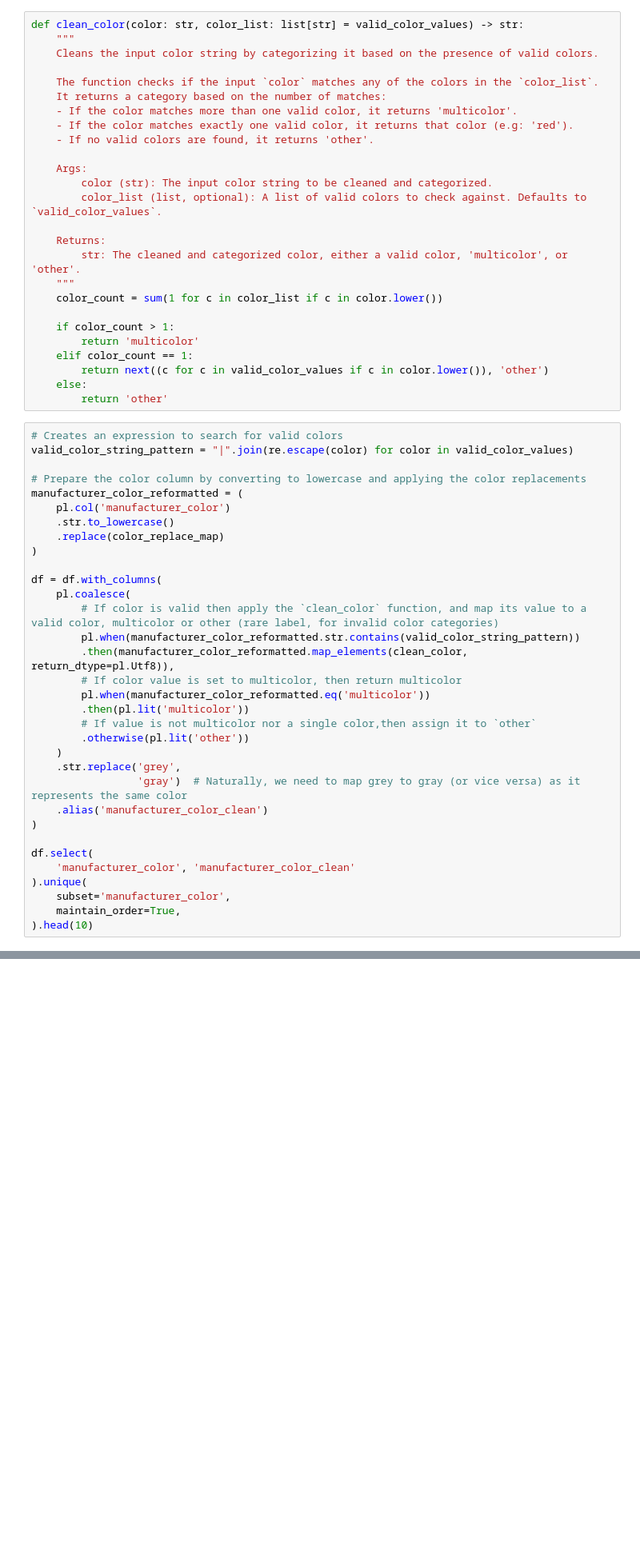
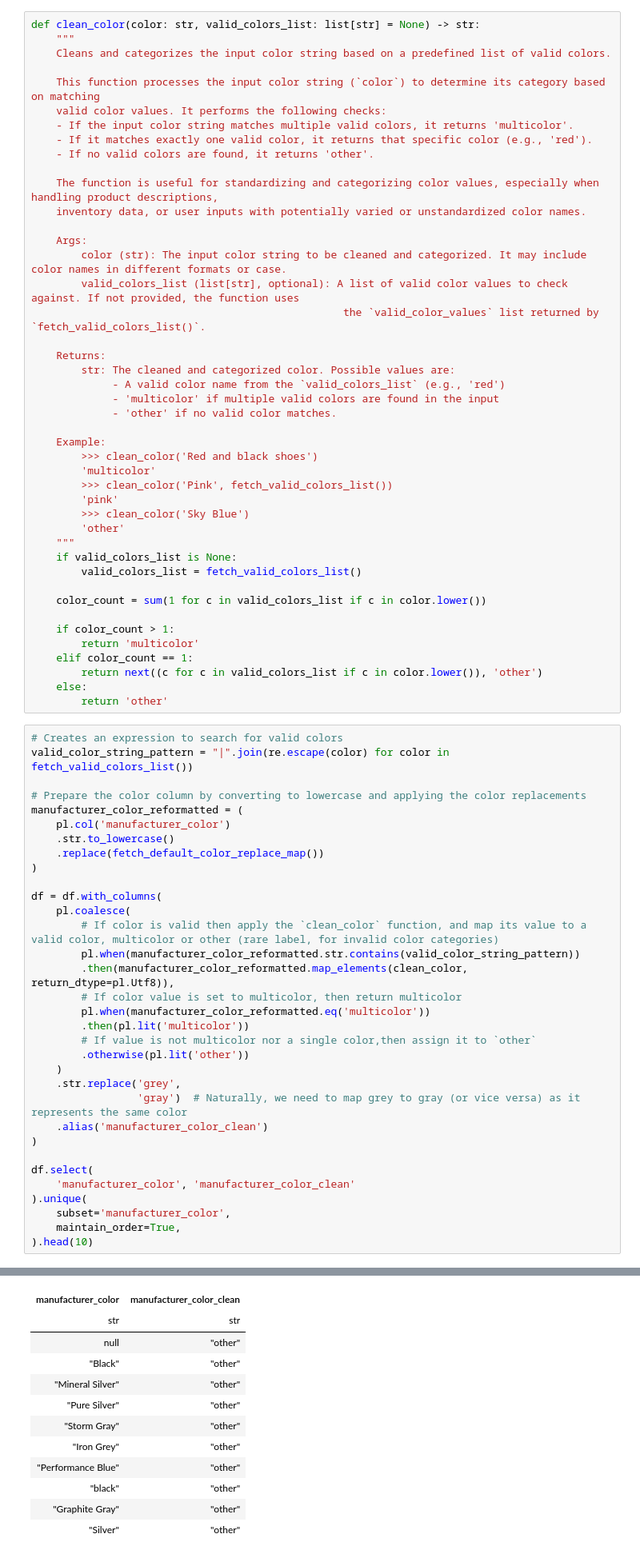
Before and after one commit to jxareas/laptop-price-catboost, a Jupyter notebook: notebooks/laptop_data_cleansing.ipynb, the cells around one changed output, grey strips where cells are left out. Shown at 80% size. Saved outputs shown, nothing was run; the diff lists cells and outputs as text; blank space fills up the shorter version.

Commit message:
Remove mutable function default arguments in `laptop_data_cleansing.py`

```diff
--- a/notebooks/laptop_data_cleansing.ipynb
+++ b/notebooks/laptop_data_cleansing.ipynb
@@ -738,38 +1232,56 @@ color_replace_map
 # %%
-def clean_color(color: str, color_list: list[str] = valid_color_values) -> str:
+def clean_color(color: str, valid_colors_list: list[str] = None) -> str:
     """
-    Cleans the input color string by categorizing it based on the presence of valid colors.
+    Cleans and categorizes the input color string based on a predefined list of valid colors.
 
-    The function checks if the input `color` matches any of the colors in the `color_list`.
-    It returns a category based on the number of matches:
-    - If the color matches more than one valid color, it returns 'multicolor'.
-    - If the color matches exactly one valid color, it returns that color (e.g: 'red').
+    This function processes the input color string (`color`) to determine its category based on matching
+    valid color values. It performs the following checks:
+    - If the input color string matches multiple valid colors, it returns 'multicolor'.
+    - If it matches exactly one valid color, it returns that specific color (e.g., 'red').
     - If no valid colors are found, it returns 'other'.
 
+    The function is useful for standardizing and categorizing color values, especially when handling product descriptions,
+    inventory data, or user inputs with potentially varied or unstandardized color names.
+
     Args:
-        color (str): The input color string to be cleaned and categorized.
-        color_list (list, optional): A list of valid colors to check against. Defaults to `valid_color_values`.
+        color (str): The input color string to be cleaned and categorized. It may include color names in different formats or case.
+        valid_colors_list (list[str], optional): A list of valid color values to check against. If not provided, the function uses
+                                                  the `valid_color_values` list returned by `fetch_valid_colors_list()`.
 
     Returns:
-        str: The cleaned and categorized color, either a valid color, 'multicolor', or 'other'.
+        str: The cleaned and categorized color. Possible values are:
+             - A valid color name from the `valid_colors_list` (e.g., 'red')
+             - 'multicolor' if multiple valid colors are found in the input
+             - 'other' if no valid color matches.
+
+    Example:
+        >>> clean_color('Red and black shoes')
+        'multicolor'
+        >>> clean_color('Pink', fetch_valid_colors_list())
+        'pink'
+        >>> clean_color('Sky Blue')
+        'other'
     """
-    color_count = sum(1 for c in color_list if c in color.lower())
+    if valid_colors_list is None:
+        valid_colors_list = fetch_valid_colors_list()
+
+    color_count = sum(1 for c in valid_colors_list if c in color.lower())
 
     if color_count > 1:
         return 'multicolor'
     elif color_count == 1:
-        return next((c for c in valid_color_values if c in color.lower()), 'other')
+        return next((c for c in valid_colors_list if c in color.lower()), 'other')
     else:
         return 'other'
 # %%
 # Creates an expression to search for valid colors
-valid_color_string_pattern = "|".join(re.escape(color) for color in valid_color_values)
+valid_color_string_pattern = "|".join(re.escape(color) for color in fetch_valid_colors_list())
 
 # Prepare the color column by converting to lowercase and applying the color replacements
 manufacturer_color_reformatted = (
     pl.col('manufacturer_color')
     .str.to_lowercase()
-    .replace(color_replace_map)
+    .replace(fetch_default_color_replace_map())
 )
 
 df = df.with_columns(
@@ -794,3 +1306,4 @@ df.select(
     subset='manufacturer_color',
     maintain_order=True,
 ).head(10)
+# %% [output]
@@ -797,3 +1311,15 @@ df.select(
+| manufacturer_color | manufacturer_color_clean |
+| str | str |
+| null | "other" |
+| "Black" | "other" |
+| "Mineral Silver" | "other" |
+| "Pure Silver" | "other" |
+| "Storm Gray" | "other" |
+| "Iron Grey" | "other" |
+| "Performance Blue" | "other" |
+| "black" | "other" |
+| "Graphite Gray" | "other" |
+| "Silver" | "other" |
 # %% [markdown]
 We further inspect the original unique values of the `manufacturer_color` column, and its correspondent mapping in `manufacturer_color_clean`:
 # %%
```
Also changed, not shown: parts of 44 cells of this notebook, 1 other file.
